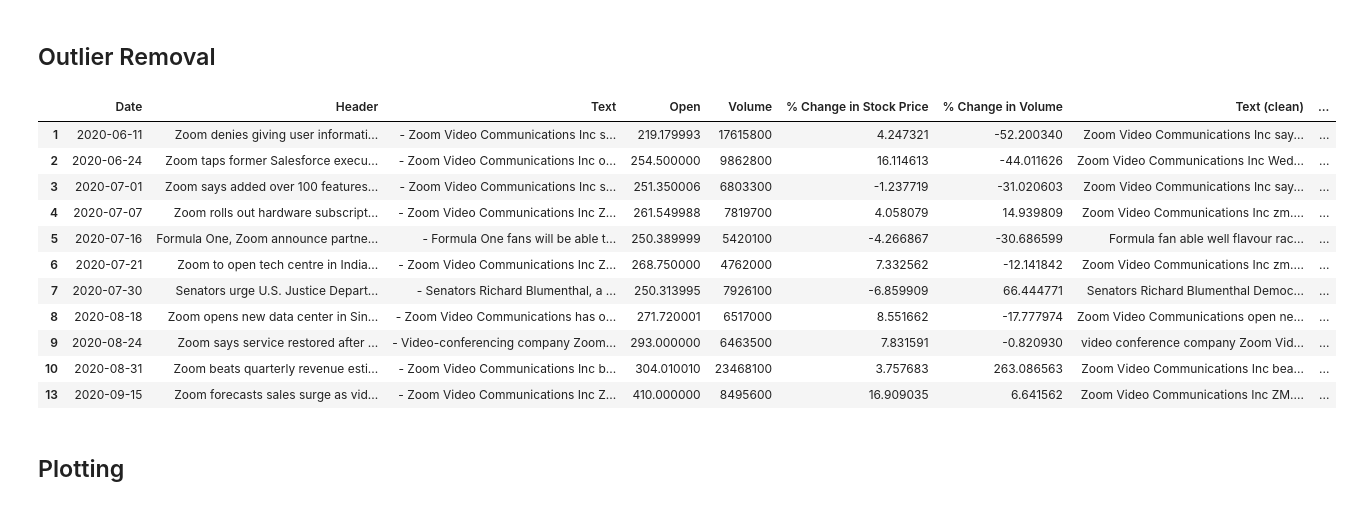
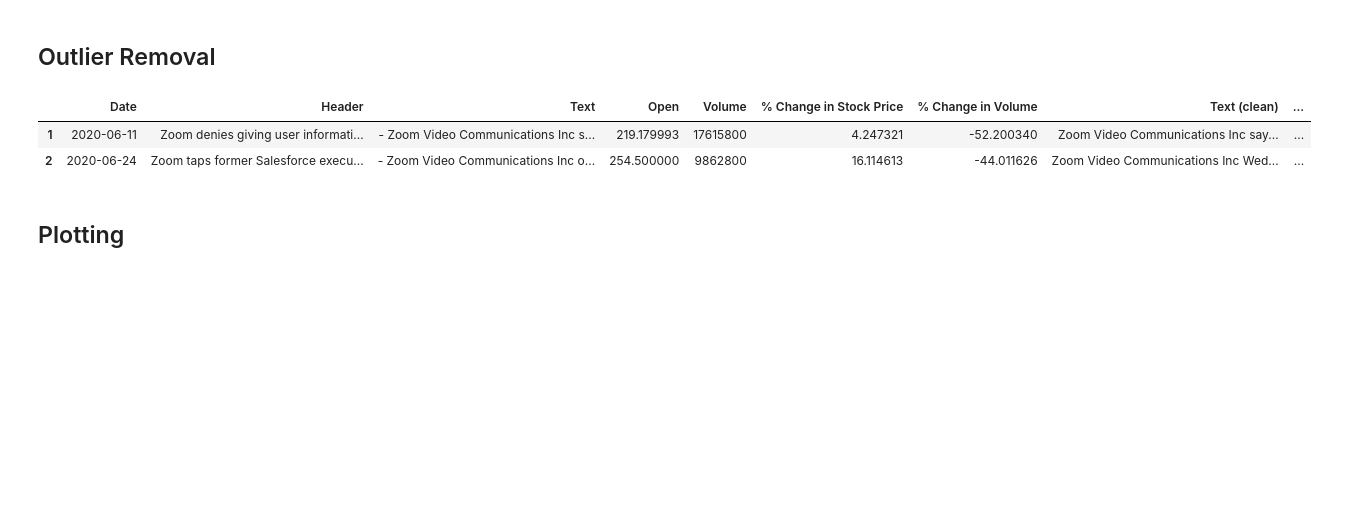
Before and after one commit to anair123/NLP-Final-Project, a Jupyter notebook: NLP Project/Zoom.ipynb, the cells around one changed output. Cells and saved outputs as stored; diff of their text form; code cells hidden in the pictures; blank space fills up the shorter version.

```diff
--- a/NLP Project/Zoom.ipynb
+++ b/NLP Project/Zoom.ipynb
@@ -719,25 +719,16 @@ df.head(2)
 # %%
 Q1 = df['% Change in Stock Price'].quantile(0.25)
 Q3 = df['% Change in Stock Price'].quantile(0.75)
 IQR = Q3 - Q1
 lower_bound = Q1-1.5*IQR
 upper_bound = Q3+1.5*IQR
 
 df = df[(df['% Change in Stock Price']>lower_bound) & (df['% Change in Stock Price']<upper_bound)]
-df
+df.head(2)
 # %% [output]
 |  | Date | Header | Text | Open | Volume | % Change in Stock Price | % Change in Volume | Text (clean) | ... |
 | 1 | 2020-06-11 | Zoom denies giving user informati... | - Zoom Video Communications Inc s... | 219.179993 | 17615800 | 4.247321 | -52.200340 | Zoom Video Communications Inc say... | ... |
 | 2 | 2020-06-24 | Zoom taps former Salesforce execu... | - Zoom Video Communications Inc o... | 254.500000 | 9862800 | 16.114613 | -44.011626 | Zoom Video Communications Inc Wed... | ... |
-| 3 | 2020-07-01 | Zoom says added over 100 features... | - Zoom Video Communications Inc s... | 251.350006 | 6803300 | -1.237719 | -31.020603 | Zoom Video Communications Inc say... | ... |
-| 4 | 2020-07-07 | Zoom rolls out hardware subscript... | - Zoom Video Communications Inc Z... | 261.549988 | 7819700 | 4.058079 | 14.939809 | Zoom Video Communications Inc zm.... | ... |
-| 5 | 2020-07-16 | Formula One, Zoom announce partne... | - Formula One fans will be able t... | 250.389999 | 5420100 | -4.266867 | -30.686599 | Formula fan able well flavour rac... | ... |
-| 6 | 2020-07-21 | Zoom to open tech centre in India... | - Zoom Video Communications Inc Z... | 268.750000 | 4762000 | 7.332562 | -12.141842 | Zoom Video Communications Inc zm.... | ... |
-| 7 | 2020-07-30 | Senators urge U.S. Justice Depart... | - Senators Richard Blumenthal, a ... | 250.313995 | 7926100 | -6.859909 | 66.444771 | Senators Richard Blumenthal Democ... | ... |
-| 8 | 2020-08-18 | Zoom opens new data center in Sin... | - Zoom Video Communications has o... | 271.720001 | 6517000 | 8.551662 | -17.777974 | Zoom Video Communications open ne... | ... |
-| 9 | 2020-08-24 | Zoom says service restored after ... | - Video-conferencing company Zoom... | 293.000000 | 6463500 | 7.831591 | -0.820930 | video conference company Zoom Vid... | ... |
-| 10 | 2020-08-31 | Zoom beats quarterly revenue esti... | - Zoom Video Communications Inc b... | 304.010010 | 23468100 | 3.757683 | 263.086563 | Zoom Video Communications Inc bea... | ... |
-| 13 | 2020-09-15 | Zoom forecasts sales surge as vid... | - Zoom Video Communications Inc Z... | 410.000000 | 8495600 | 16.909035 | 6.641562 | Zoom Video Communications Inc ZM.... | ... |
 # %% [markdown]
 ## Plotting
 # %%
```
Also changed, not shown: parts of 1 cell of this notebook, 1 other file.
